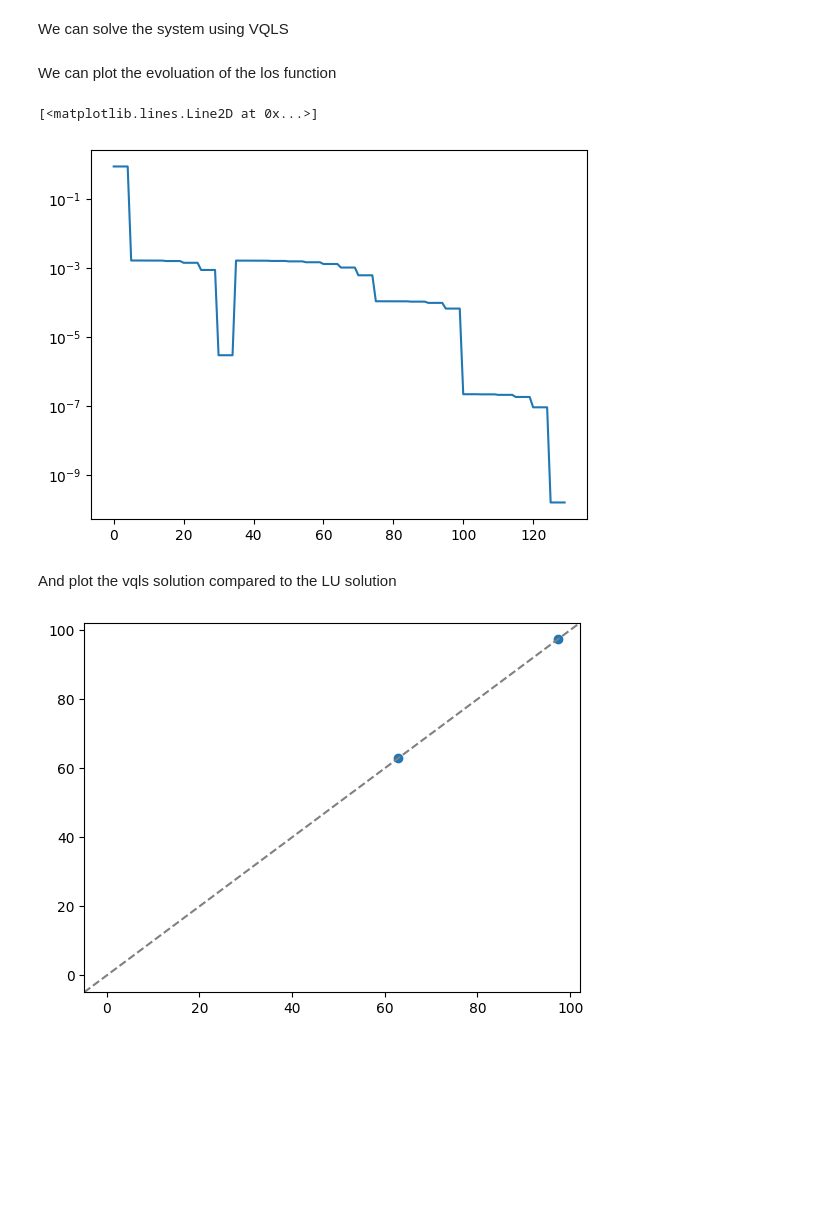
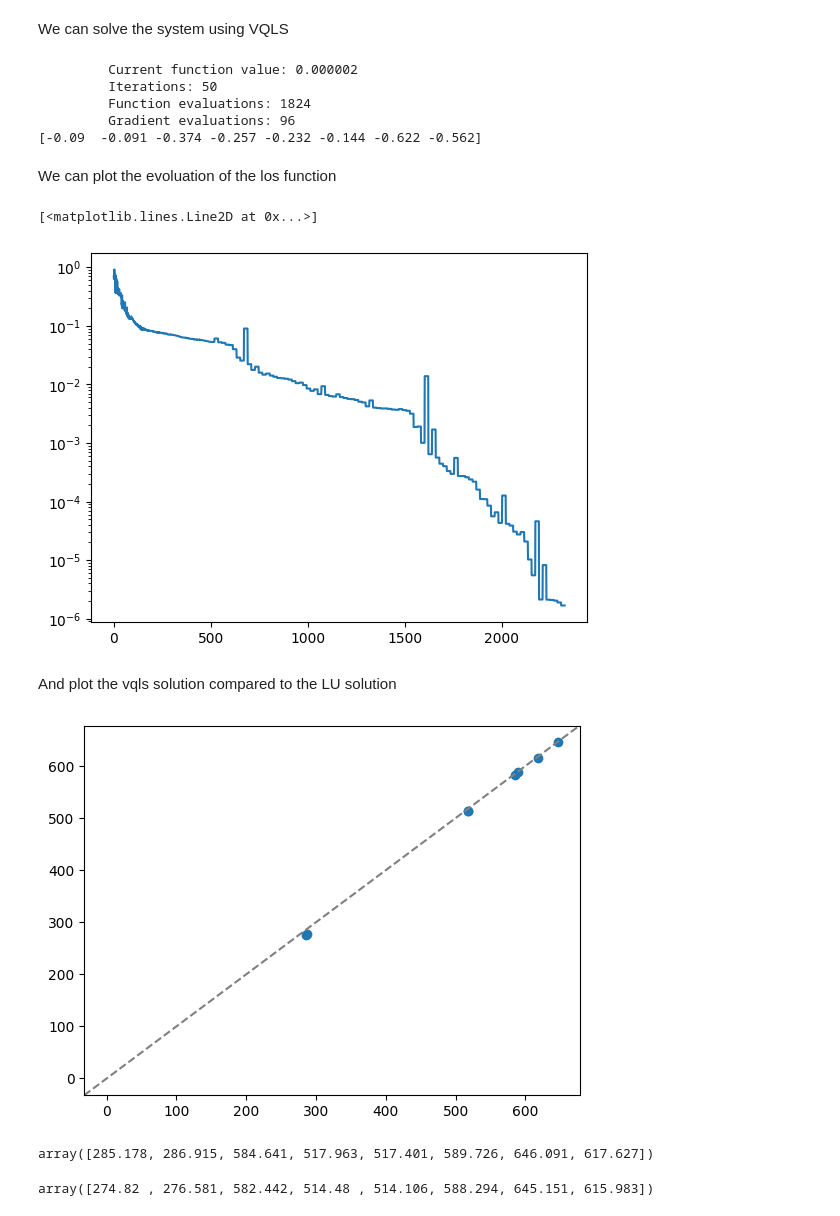
Before and after one commit to QuantumApplicationLab/wntr-quantum, a Jupyter notebook: docs/notebooks/vqls_solver.ipynb, the cells around one changed output. Drawn from its saved outputs; the diff is of its cells as text; code cells hidden in the pictures; blank space fills up the shorter version.

```diff
--- a/docs/notebooks/vqls_solver.ipynb
+++ b/docs/notebooks/vqls_solver.ipynb
@@ -64,0 +81,7 @@ A, b = load_json_data(os.path.join(epanet_tmp,'smat.json'))
+# %%
+P  = np.diag(np.sqrt(np.diag(A.todense())))
+iP = np.linalg.inv(P)
+Q = iP
+QAP = Q @ A @ iP
+Qb = Q @ b
+np.linalg.cond(Q @ A @ iP)
@@ -65,12 +101,12 @@ A, b = load_json_data(os.path.join(epanet_tmp,'smat.json'))
 # %%
 from quantum_newton_raphson.vqls_solver import VQLS_SOLVER
-
 from qiskit.primitives import Estimator
 from qiskit.circuit.library import RealAmplitudes
-from qiskit_algorithms.optimizers import CG
+from qiskit_algorithms.optimizers import CG, COBYLA, ADAM, SPSA, AQGD
+from qiskit_algorithms.gradients import LinCombEstimatorGradient
 
 # define the ansatz
-qc = RealAmplitudes(1, reps=3, entanglement='full')
+qc = RealAmplitudes(3, reps=5, entanglement='full')
 
 # define estimator
 estimator = Estimator()
@@ -79,8 +115,10 @@ estimator = Estimator()
 vqls = VQLS_SOLVER(
     estimator = estimator,
     ansatz = qc,
-    optimizer = CG(),
-    matrix_decomposition = "pauli"
+    optimizer = [COBYLA(maxiter=500), CG(disp=True, maxiter=50)],
+    # gradient = LinCombEstimatorGradient(estimator),
+    matrix_decomposition = "symmetric",
+    verbose=True
 )
 # res = vqls.solve(A.todense(),b)
 # %% [markdown]
@@ -90,3 +126,11 @@ res = vqls(A.todense(), b)
+# %%
+res = vqls(QAP, Qb)
+# %% [output]
+         Current function value: 0.000002
+         Iterations: 50
+         Function evaluations: 1824
+         Gradient evaluations: 96
+[-0.09  -0.091 -0.374 -0.257 -0.232 -0.144 -0.622 -0.562]
 # %% [markdown]
 We can plot the evoluation of the los function
 # %%
@@ -94,15 +138,23 @@ import matplotlib.pyplot as plt
 plt.semilogy(res.logger.values)
 # %% [output]
 [<matplotlib.lines.Line2D at 0x...>]
-[figure, old version]
+[figure, new version]
 # %% [markdown]
 And plot the vqls solution compared to the LU solution
 # %%
 import numpy as np
 ref = np.linalg.solve(A.todense(),b)
 
-plt.scatter(ref, res.solution)
+plt.scatter(ref, res.solution*np.diag(iP))
 plt.axline((0, 0), slope=1, linestyle="--", color="gray")
 plt.show()
 # %% [output]
-[figure, old version]
+[figure, new version]
+# %%
+ref
+# %% [output]
+array([285.178, 286.915, 584.641, 517.963, 517.401, 589.726, 646.091, 617.627])
+# %%
+res.solution*np.diag(iP)
+# %% [output]
+array([274.82 , 276.581, 582.442, 514.48 , 514.106, 588.294, 645.151, 615.983])
```
Also changed, not shown: parts of 35 cells of this notebook, 5 other files.
